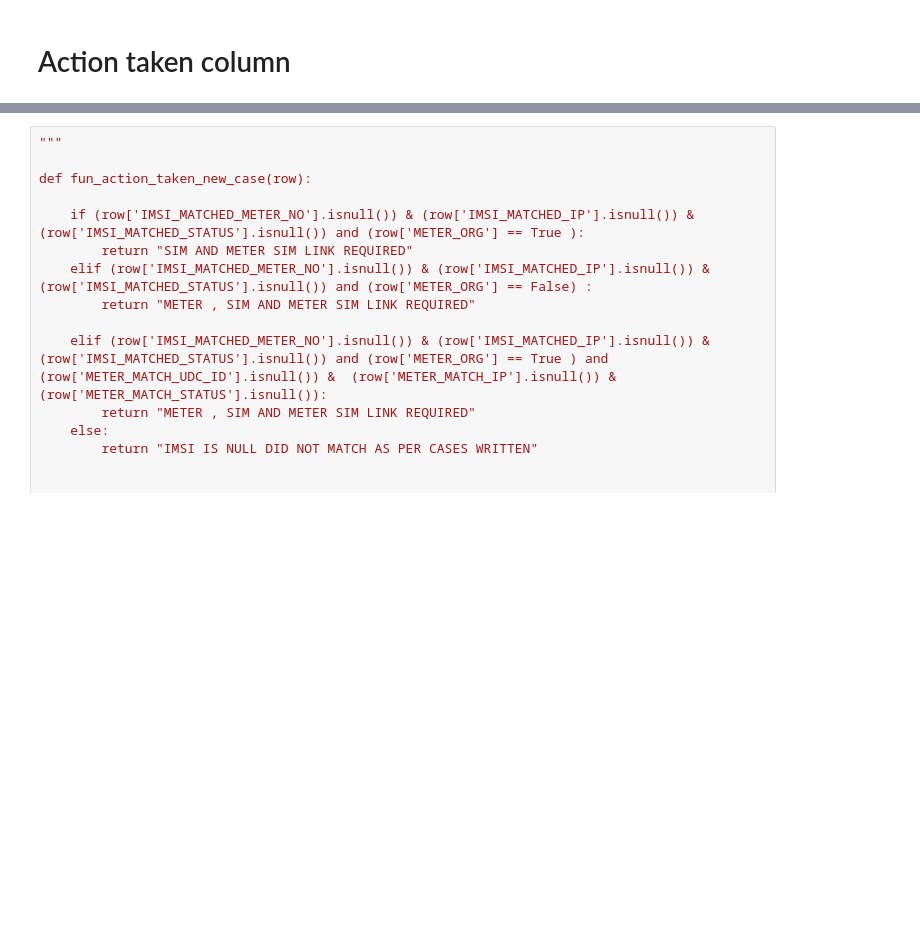
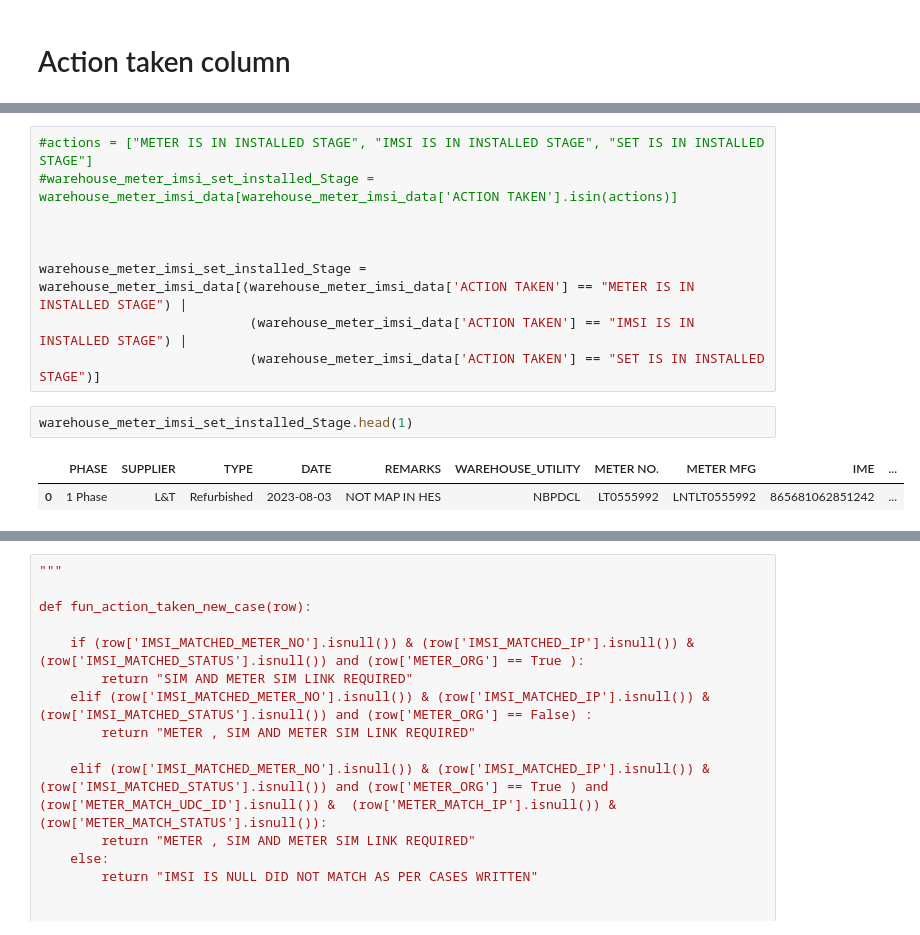
Before and after one commit to ratankj/METER_MATCHING_DATA, a Jupyter notebook: code_with merge.ipynb, the cells around one changed output, grey strips where cells are left out. Saved outputs shown, nothing was run; the diff lists cells and outputs as text; blank space fills up the shorter version.

```diff
--- a/code_with merge.ipynb
+++ b/code_with merge.ipynb
@@ -573,0 +632,14 @@ warehouse_meter_imsi_data["ACTION TAKEN"] =  warehouse_meter_imsi_data.apply(fun
+# %%
+#actions = ["METER IS IN INSTALLED STAGE", "IMSI IS IN INSTALLED STAGE", "SET IS IN INSTALLED STAGE"]
+#warehouse_meter_imsi_set_installed_Stage = warehouse_meter_imsi_data[warehouse_meter_imsi_data['ACTION TAKEN'].isin(actions)]
+
+
+
+warehouse_meter_imsi_set_installed_Stage = warehouse_meter_imsi_data[(warehouse_meter_imsi_data['ACTION TAKEN'] == "METER IS IN INSTALLED STAGE") |
+                           (warehouse_meter_imsi_data['ACTION TAKEN'] == "IMSI IS IN INSTALLED STAGE") |
+                           (warehouse_meter_imsi_data['ACTION TAKEN'] == "SET IS IN INSTALLED STAGE")]
+# %%
+warehouse_meter_imsi_set_installed_Stage.head(1)
+# %% [output]
+|  | PHASE | SUPPLIER | TYPE | DATE | REMARKS | WAREHOUSE_UTILITY | METER NO. | METER MFG | IME | ... |
+| 0 | 1 Phase | L&T | Refurbished | 2023-08-03 | NOT MAP IN HES | NBPDCL | LT0555992 | LNTLT0555992 | 865681062851242 | ... |
```
Also changed, not shown: parts of 59 cells of this notebook, 1 other file.
